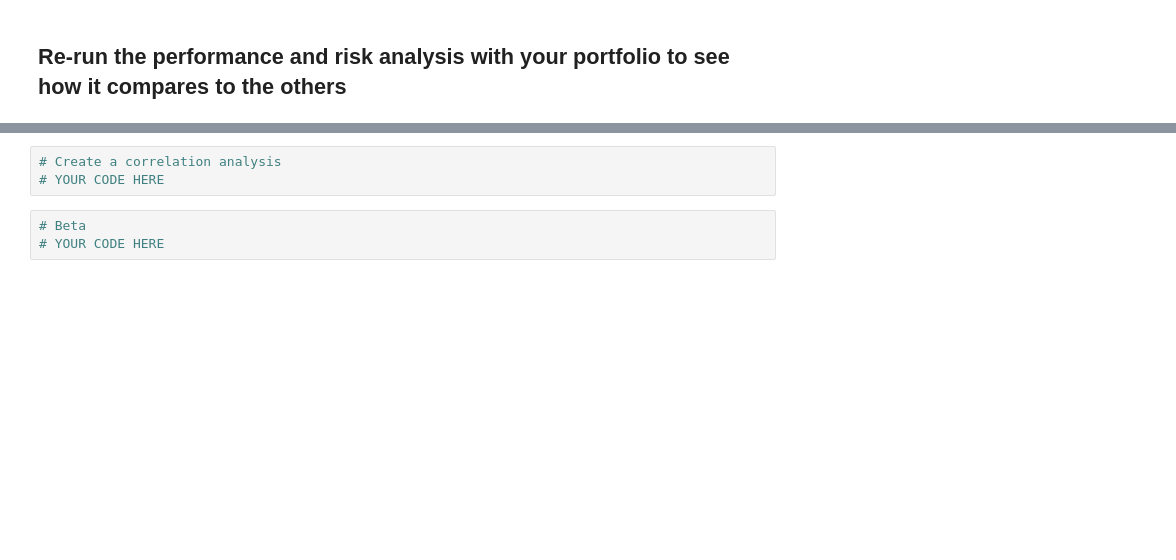
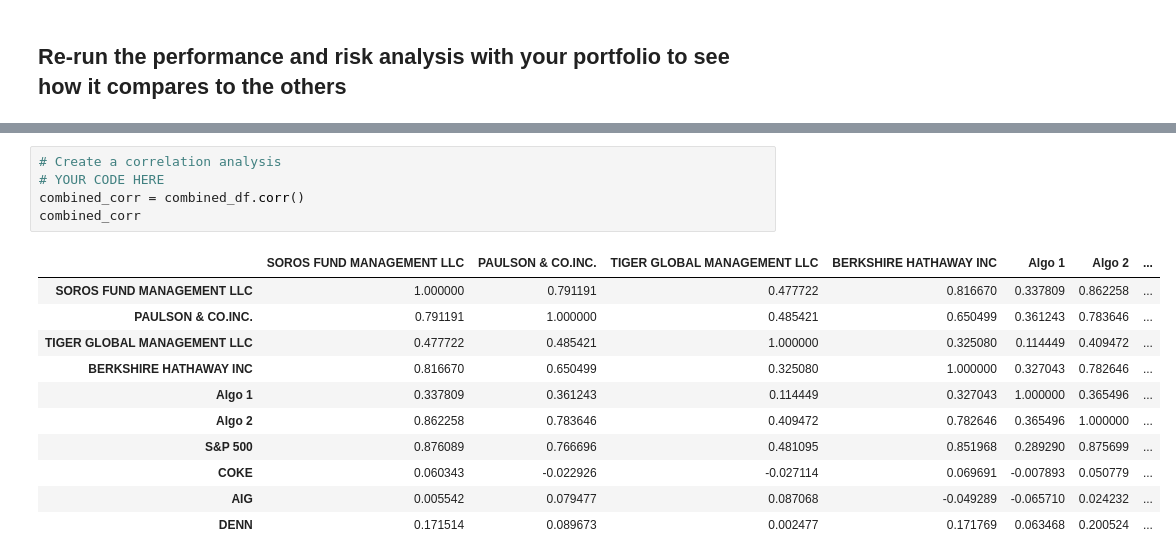
Before and after one commit to rs-fintech/04-Whale-Aanalysis-Pandas, a Jupyter notebook: whale_analysis.ipynb, the cells around one changed output, grey strips where cells are left out. Saved outputs shown, nothing was run; the diff lists cells and outputs as text; blank space fills up the shorter version.

```diff
--- a/whale_analysis.ipynb
+++ b/whale_analysis.ipynb
@@ -465,6 +500,17 @@ denn_returns_df.rolling(window = 20).mean().plot(ax = daily_mean, figsize = (25,
 # %%
 # Create a correlation analysis
 # YOUR CODE HERE
+combined_corr = combined_df.corr()
+combined_corr
+# %% [output]
+|  | SOROS FUND MANAGEMENT LLC | PAULSON & CO.INC. | TIGER GLOBAL MANAGEMENT LLC | BERKSHIRE HATHAWAY INC | Algo 1 | Algo 2 | ... |
+| SOROS FUND MANAGEMENT LLC | 1.000000 | 0.791191 | 0.477722 | 0.816670 | 0.337809 | 0.862258 | ... |
+| PAULSON & CO.INC. | 0.791191 | 1.000000 | 0.485421 | 0.650499 | 0.361243 | 0.783646 | ... |
+| TIGER GLOBAL MANAGEMENT LLC | 0.477722 | 0.485421 | 1.000000 | 0.325080 | 0.114449 | 0.409472 | ... |
+| BERKSHIRE HATHAWAY INC | 0.816670 | 0.650499 | 0.325080 | 1.000000 | 0.327043 | 0.782646 | ... |
+| Algo 1 | 0.337809 | 0.361243 | 0.114449 | 0.327043 | 1.000000 | 0.365496 | ... |
+| Algo 2 | 0.862258 | 0.783646 | 0.409472 | 0.782646 | 0.365496 | 1.000000 | ... |
+| S&P 500 | 0.876089 | 0.766696 | 0.481095 | 0.851968 | 0.289290 | 0.875699 | ... |
+| COKE | 0.060343 | -0.022926 | -0.027114 | 0.069691 | -0.007893 | 0.050779 | ... |
+| AIG | 0.005542 | 0.079477 | 0.087068 | -0.049289 | -0.065710 | 0.024232 | ... |
+| DENN | 0.171514 | 0.089673 | 0.002477 | 0.171769 | 0.063468 | 0.200524 | ... |
-# %%
-# Beta
-# YOUR CODE HERE
```
Also changed, not shown: parts of 8 cells of this notebook.
